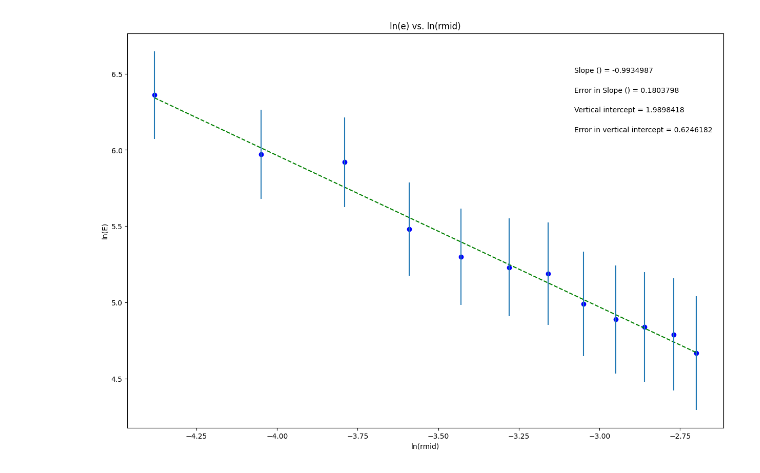
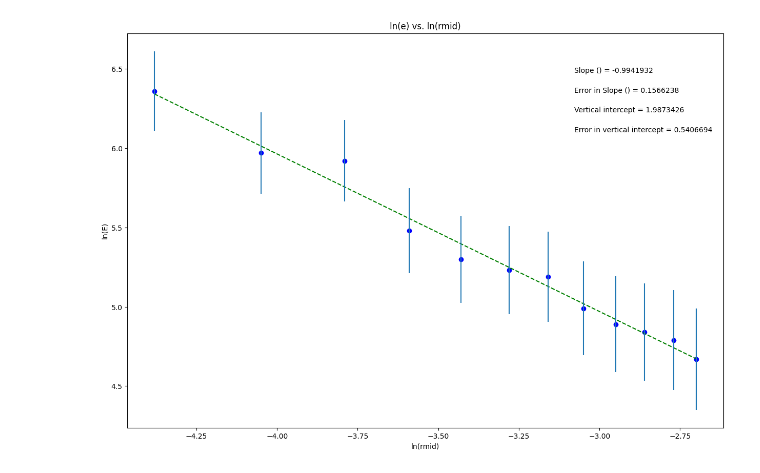
Before and after one commit to KalebPhysGuy/semester-2-phys, a Jupyter notebook: PHYS_LAB_001.ipynb, the cells around one changed output. Saved outputs shown, nothing was run; the diff lists cells and outputs as text; code cells hidden in the pictures.

```diff
--- a/PHYS_LAB_001.ipynb
+++ b/PHYS_LAB_001.ipynb
@@ -23,7 +23,7 @@ ln_rmid = np.array([-4.38, -4.05, -3.79, -3.59, -3.43, -3.28, -3.16, -3.05, -2.9
 
 ln_E = np.array([6.36, 5.97, 5.92, 5.48, 5.30, 5.23, 5.19, 4.99, 4.89, 4.84, 4.79, 4.67])
 
-err_ln_E = np.array([.287, .292, .293, .306, .316, .321, .336, .342, .354, .360, .368, .373])
+err_ln_E = np.array([.252, .256, .257, .267, .275, .278, .284, .295, .303, .308, .314, .320])
 
 
 
@@ -92,31 +92,31 @@ elif annotation_placement==3 or annotation_placement==4:
 #Don't need to change anything in this section!
 
 #Plot data on graph. Plot error bars and place values for slope,
 #error in slope, and vertical intercept (plus error) on the plot using "annotate"
 
 plt.figure(figsize=(15,10))
 
 plt.plot(x, fit, color='green', linestyle='--')
 plt.scatter(x, y, color='blue', marker='o')
 
 plt.xlabel(x_label)
 plt.ylabel(y_label)
 plt.title(plot_title)
 
 plt.errorbar(x, y, yerr=dy, xerr=None, fmt="none") #don't need to plot x error bars
 
 plt.annotate('Slope ({}) = {value:.{digits}f}'.format(slope_units,value=m, digits=7),
              (xpos, ypos[0]), xycoords='axes fraction')
 
 plt.annotate('Error in Slope ({}) = {value:.{digits}f}'.format(slope_units,value=dm, digits=7),
              (xpos, ypos[1]), xycoords='axes fraction')
 
 plt.annotate('Vertical intercept = {value:.{digits}f}'.format(value=b, digits=7),
              (xpos, ypos[2]), xycoords='axes fraction')
 
 plt.annotate('Error in vertical intercept = {value:.{digits}f}'.format(value=db, digits=7),
              (xpos, ypos[3]), xycoords='axes fraction')
 
 plt.show()
 # %% [output]
-[figure, old version]
+[figure, new version]
```
